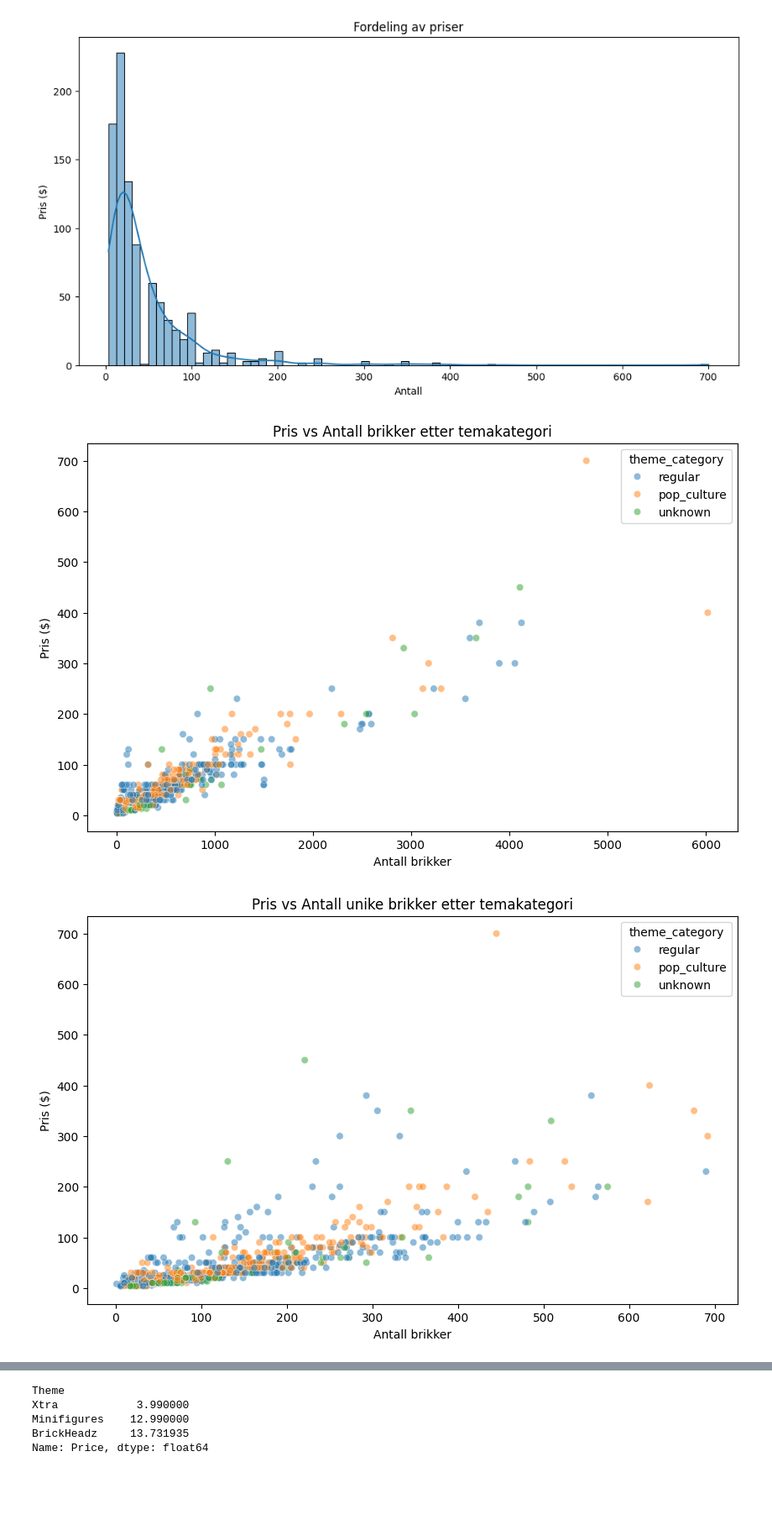
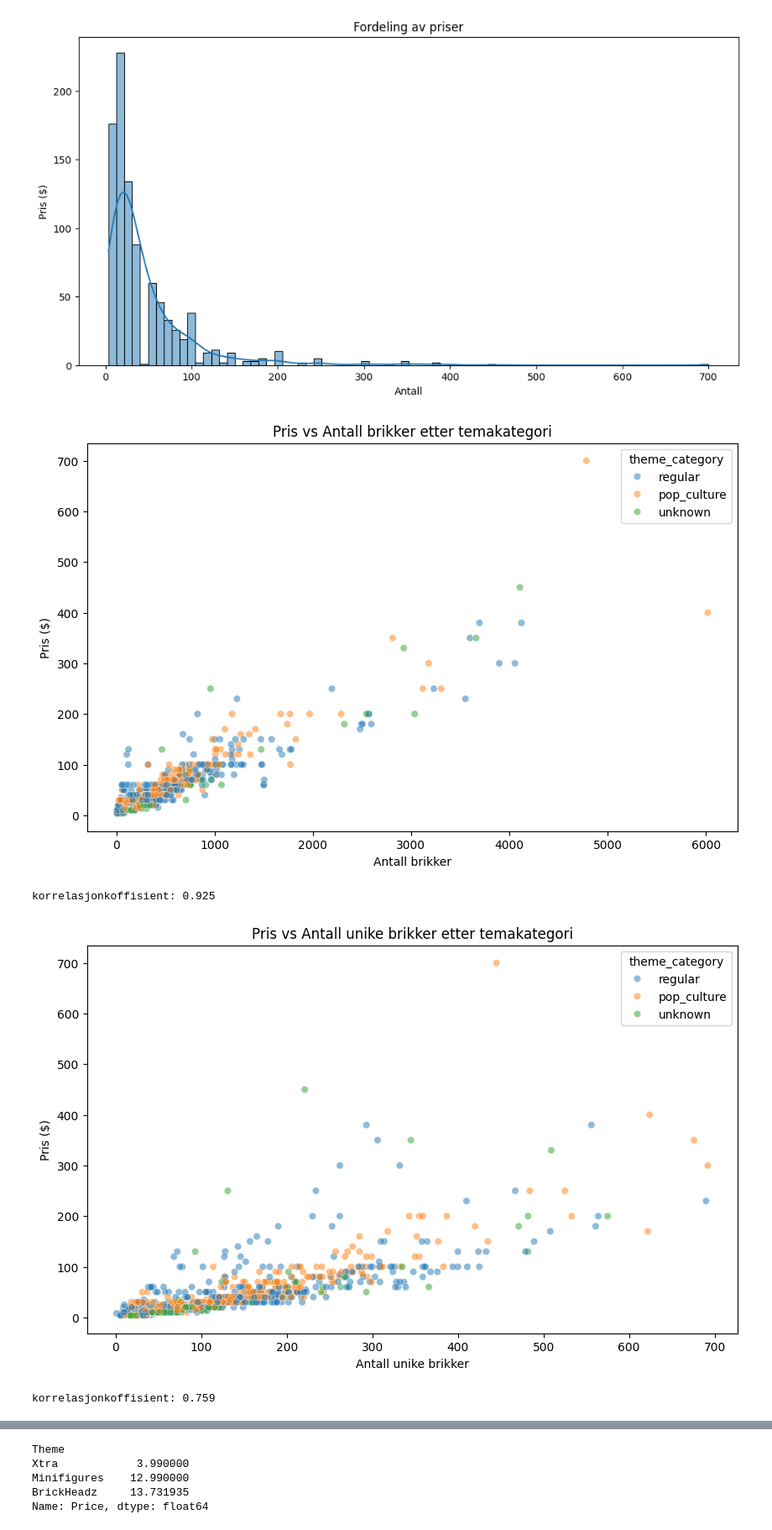
Before and after one commit to christianstensoe/ISTT1003-prosjekt-16, a Jupyter notebook: oppg1.ipynb, the cells around one changed output, grey strips where cells are left out. Shown at 84% size. Drawn from its saved outputs; the diff is of its cells as text; code cells hidden in the pictures; blank space fills up the shorter version.

```diff
--- a/oppg1.ipynb
+++ b/oppg1.ipynb
@@ -109,33 +109,41 @@ plt.title('Pris vs Antall brikker etter temakategori')
 plt.xlabel('Antall brikker')
 plt.ylabel('Pris ($)')
 plt.show()
+correlation = df2['Pieces'].corr(df2['Price'])
+print(f"korrelasjonkoffisient: {correlation:.3f}")
 
 # Plott pris mot antall brikker for hver kategori
 plt.figure(figsize=(10, 6))
 sns.scatterplot(data=df2, x='Unique_Pieces', y='Price', hue='theme_category', alpha=0.5)
 plt.title('Pris vs Antall unike brikker etter temakategori')
 plt.xlabel('Antall unike brikker')
 plt.ylabel('Pris ($)')
 plt.show()
+correlation = df2['Unique_Pieces'].corr(df2['Price'])
+print(f"korrelasjonkoffisient: {correlation:.3f}")
 
 # Plott pris mot antall brikker for hver kategori
 plt.figure(figsize=(10, 6))
 sns.scatterplot(data=df2, x='Pages', y='Price', hue='theme_category', alpha=0.5)
 plt.title('Pris vs Antall manualsider etter temakategori')
 plt.xlabel('Antall manualsider')
 plt.ylabel('Pris ($)')
 plt.show()
+correlation = df2['Pages'].corr(df2['Price'])
+print(f"korrelasjonkoffisient: {correlation:.3f}")
 
 # Boksplott av pris for hver kategori
 plt.figure(figsize=(8, 6))
 sns.boxplot(data=df2, x='theme_category', y='Price')
 plt.title('Prisfordeling etter temakategori')
 plt.xticks(rotation=45)
 plt.show()
 
 # Beskrivende statistikk
 print("\nBeskrivende statistikk for hver kategori:")
 print(df2.groupby('theme_category')['Price'].describe())
 # %% [output]
 [figure]
+korrelasjonkoffisient: 0.925
-[figure, old version]
+[figure, new version]
+korrelasjonkoffisient: 0.759
```
Also changed, not shown: parts of 3 cells of this notebook.
